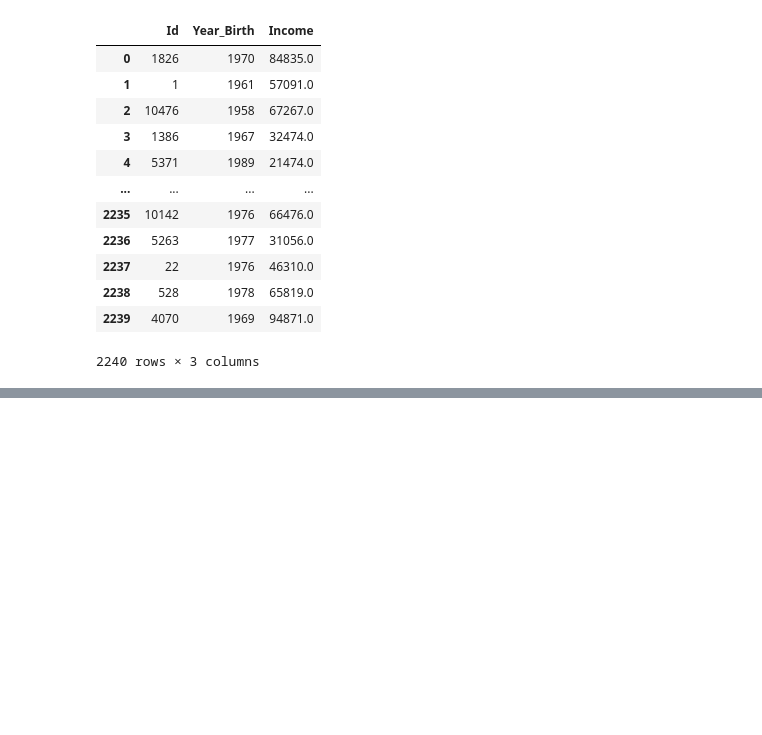
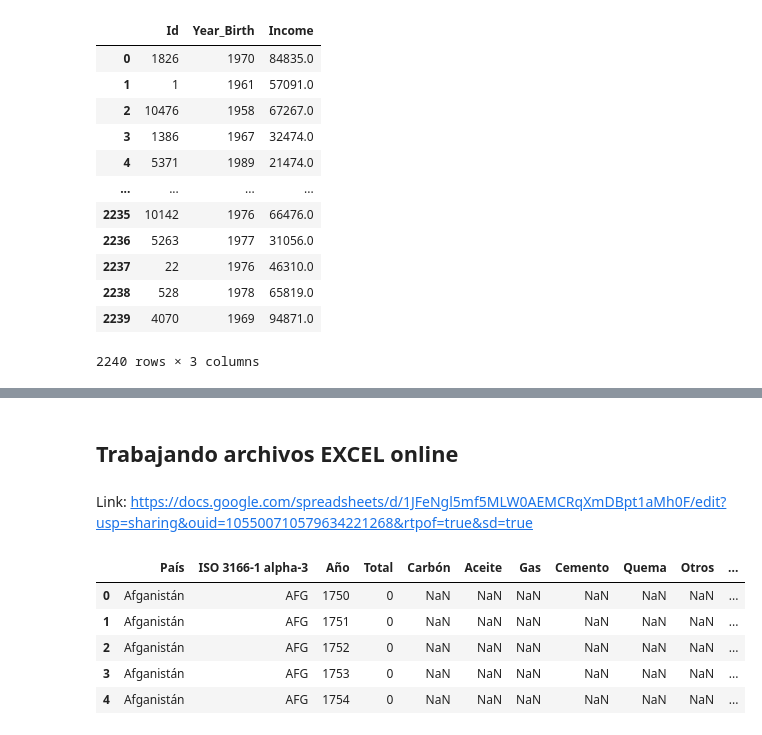
Before and after one commit to AndresCMontejo/PANDAS_I-O, a Jupyter notebook: Panda_I_O.ipynb, the cells around one changed output, grey strips where cells are left out. Saved outputs shown, nothing was run; the diff lists cells and outputs as text; code cells hidden in the pictures; blank space fills up the shorter version.

```diff
--- a/Panda_I_O.ipynb
+++ b/Panda_I_O.ipynb
@@ -128,0 +222,24 @@ datos_mercados
+# %% [markdown]
+## **Trabajando archivos EXCEL online**
+# %% [markdown]
+Link: https://docs.google.com/spreadsheets/d/1JFeNgl5mf5MLW0AEMCRqXmDBpt1aMh0F/edit?usp=sharing&ouid=105500710579634221268&rtpof=true&sd=true
+# %%
+#Para trabajar con archivos de excel de google (google workspace), damos click en compartir y es importante que en acceso general este la opción:
+#"cualquier usuario que tenga el vinculo" y en la opción "lector"
+"""
+en el enlace que se obtiene, es importante solo usar el ID de la hoja de calculo, el id es despues de la d/ del enlace
+1JFeNgl5mf5MLW0AEMCRqXmDBpt1aMh0F, y termina antes del /edit?usp=sharing&ouid=105500710579634221268&rtpof=true&sd=true
+"""
+sheet_id = '1JFeNgl5mf5MLW0AEMCRqXmDBpt1aMh0F'
+url = f'https://docs.google.com/spreadsheets/d/{sheet_id}/gviz/tq?tqx=out:csv&sheet' #gvis/tq sirve para comunicar google colab con google excel online
+#?tqx=out:csv nos sirve para especificar el formato con el que trabajaremos la hoja de datos, posteriormente se agrega &sheet, si no se especifica la hoja, por default trae la primera hoja
+# %%
+datos_co2_sheet = pd.read_csv(url)
+datos_co2_sheet.head()
+# %% [output]
+|  | País | ISO 3166-1 alpha-3 | Año | Total | Carbón | Aceite | Gas | Cemento | Quema | Otros | ... |
+| 0 | Afganistán | AFG | 1750 | 0 | NaN | NaN | NaN | NaN | NaN | NaN | ... |
+| 1 | Afganistán | AFG | 1751 | 0 | NaN | NaN | NaN | NaN | NaN | NaN | ... |
+| 2 | Afganistán | AFG | 1752 | 0 | NaN | NaN | NaN | NaN | NaN | NaN | ... |
+| 3 | Afganistán | AFG | 1753 | 0 | NaN | NaN | NaN | NaN | NaN | NaN | ... |
+| 4 | Afganistán | AFG | 1754 | 0 | NaN | NaN | NaN | NaN | NaN | NaN | ... |
```
Also changed, not shown: parts of 15 cells of this notebook.
